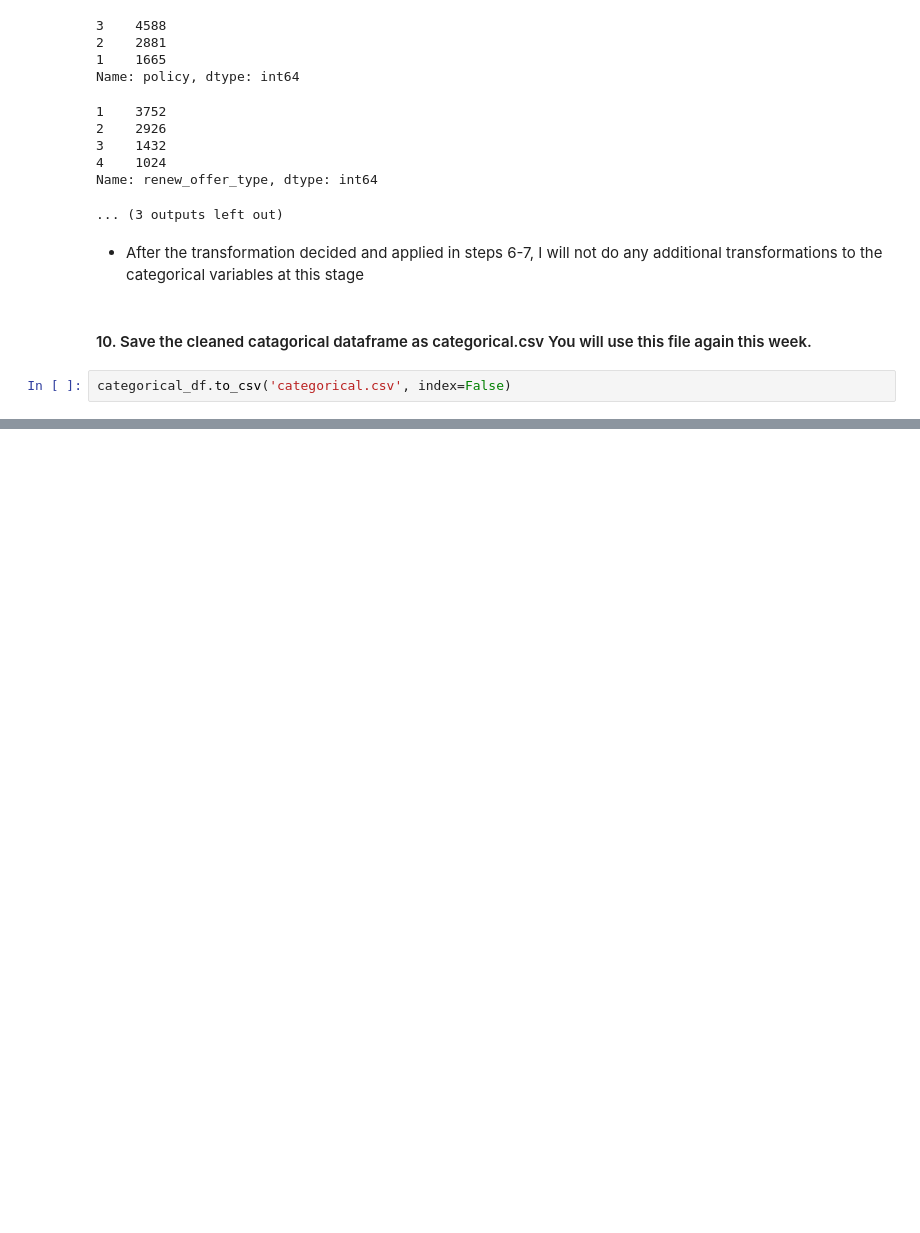
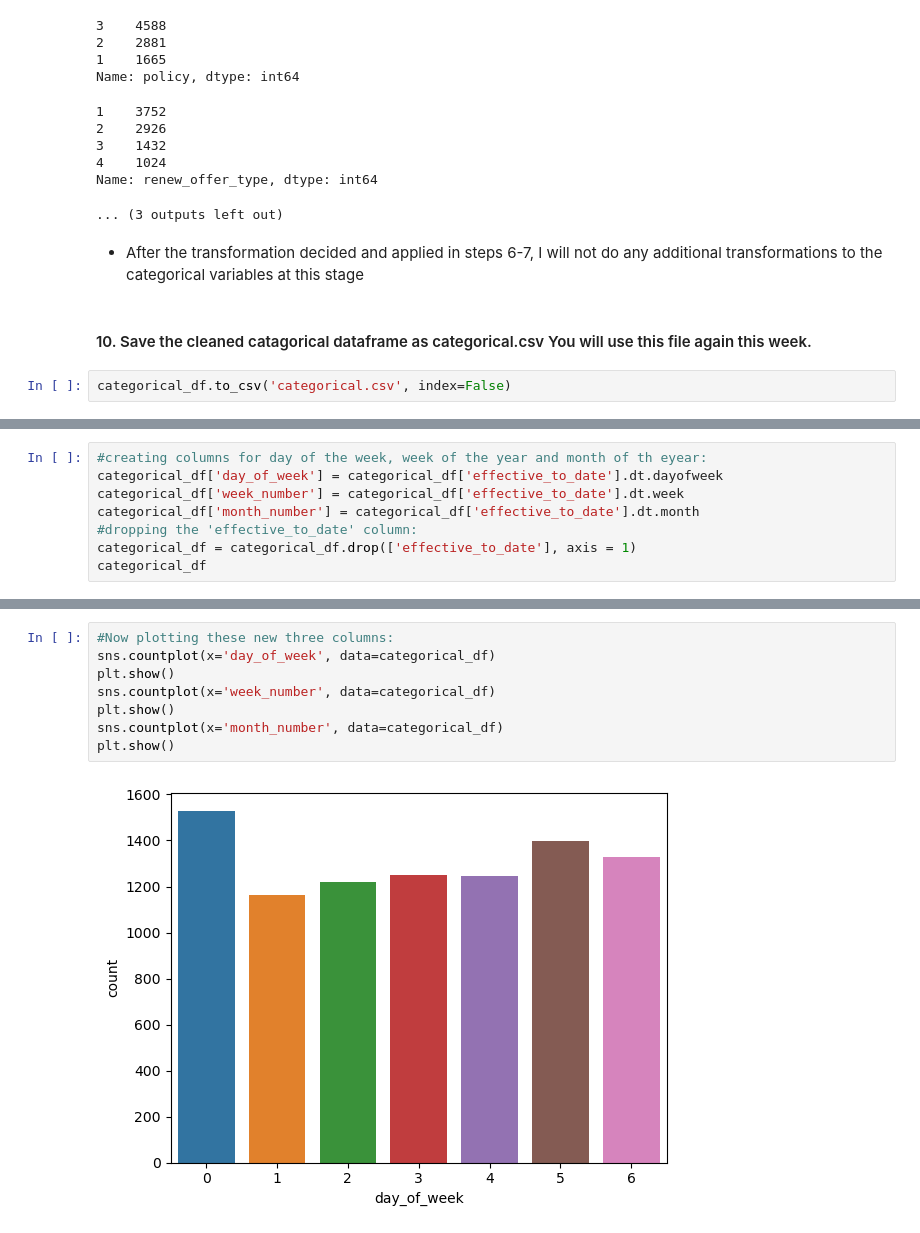
Before and after one commit to antomontilla/lab-cleaning-numerical-data, a Jupyter notebook: files_for_lab/Lab_cleaning_numericals_AM.ipynb, the cells around one changed output, grey strips where cells are left out. Drawn from its saved outputs; the diff is of its cells as text; blank space fills up the shorter version.

```diff
--- a/files_for_lab/Lab_cleaning_numericals_AM.ipynb
+++ b/files_for_lab/Lab_cleaning_numericals_AM.ipynb
@@ -807,0 +937,8 @@ categorical_df.to_csv('categorical.csv', index=False)
+# %%
+#creating columns for day of the week, week of the year and month of th eyear:
+categorical_df['day_of_week'] = categorical_df['effective_to_date'].dt.dayofweek
+categorical_df['week_number'] = categorical_df['effective_to_date'].dt.week
+categorical_df['month_number'] = categorical_df['effective_to_date'].dt.month
+#dropping the 'effective_to_date' column:
+categorical_df = categorical_df.drop(['effective_to_date'], axis = 1)
+categorical_df
@@ -807,0 +959,10 @@ categorical_df.to_csv('categorical.csv', index=False)
+# %%
+#Now plotting these new three columns:
+sns.countplot(x='day_of_week', data=categorical_df)
+plt.show()
+sns.countplot(x='week_number', data=categorical_df)
+plt.show()
+sns.countplot(x='month_number', data=categorical_df)
+plt.show()
+# %% [output]
+[figure, added]
```
Also changed, not shown: parts of 20 cells of this notebook, 1 other file.
